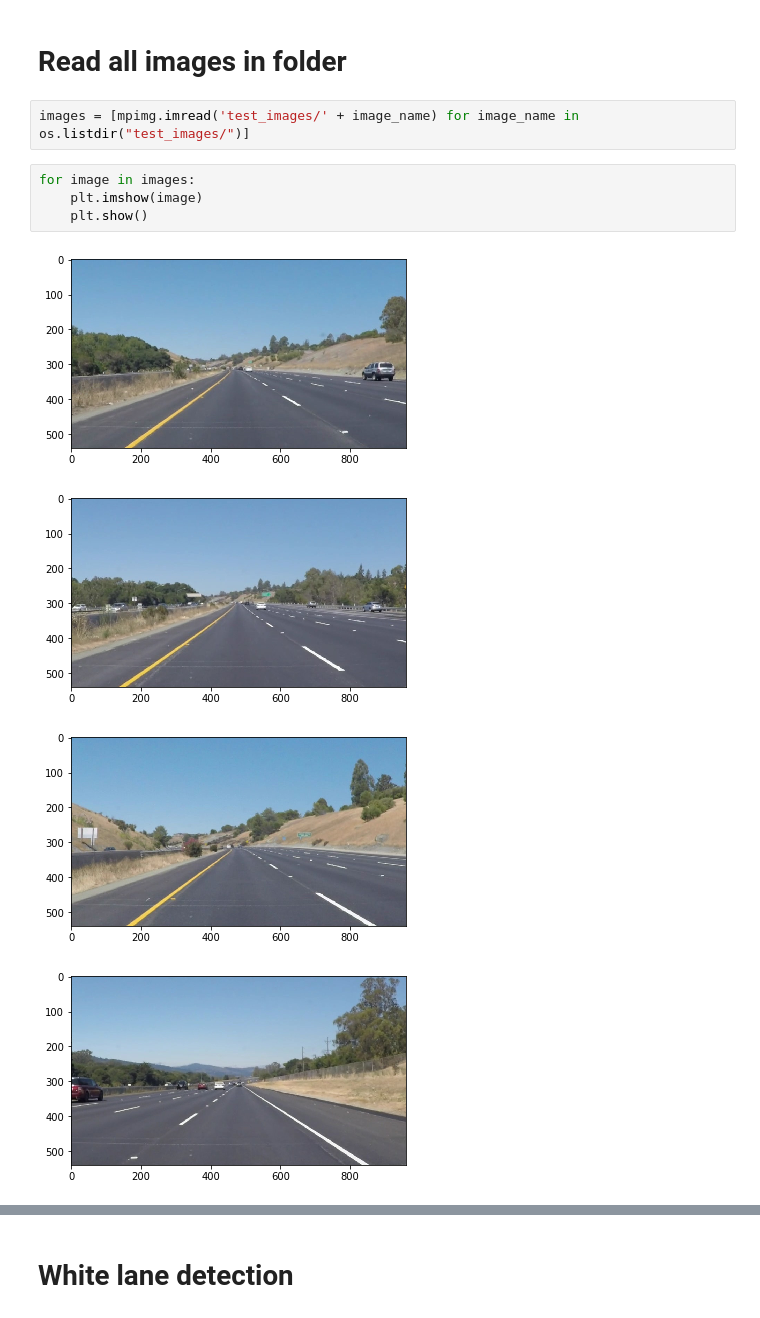
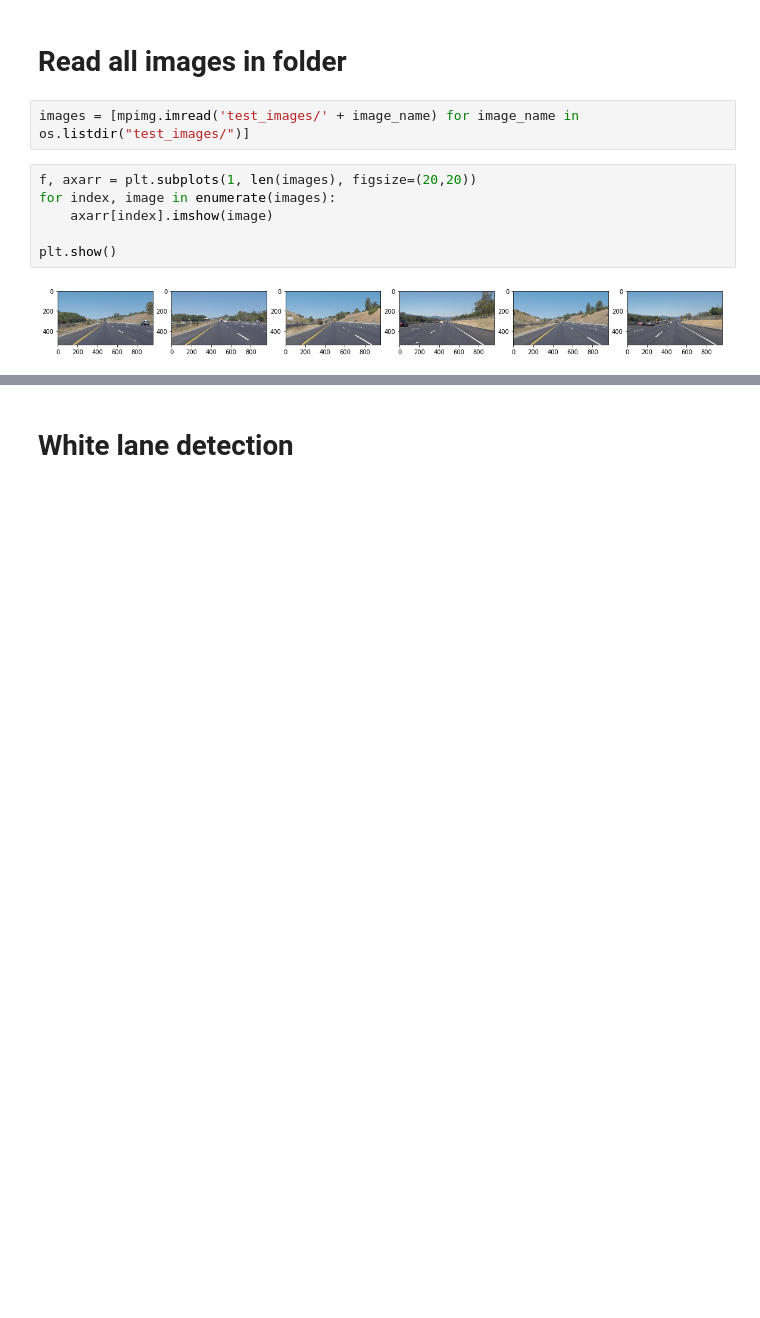
Before and after one commit to sorinmuchi/CarND-LaneLines-P1, a Jupyter notebook: Exercises.ipynb, the cells around one changed output, grey strips where cells are left out. Saved outputs shown, nothing was run; the diff lists cells and outputs as text; blank space fills up the shorter version.

Commit message:
Print all images in dir in one line, and give them a reasonable size

```diff
--- a/Exercises.ipynb
+++ b/Exercises.ipynb
@@ -38,11 +38,10 @@ plt.imshow(image)
 # %%
 images = [mpimg.imread('test_images/' + image_name) for image_name in os.listdir("test_images/")]
 # %%
-for image in images:
-    plt.imshow(image)
-    plt.show()
+f, axarr = plt.subplots(1, len(images), figsize=(20,20))
+for index, image in enumerate(images):
+    axarr[index].imshow(image)
+
+plt.show()
 # %% [output]
-[figure, old version]
+[figure, new version]
-[figure, removed]
-[figure, removed]
-[figure, removed]
```
Also changed, not shown: parts of 1 cell of this notebook.
